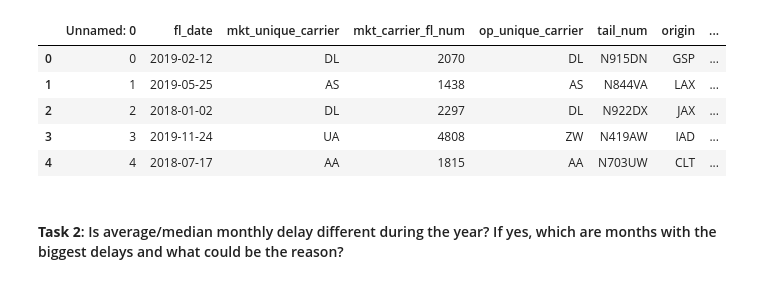
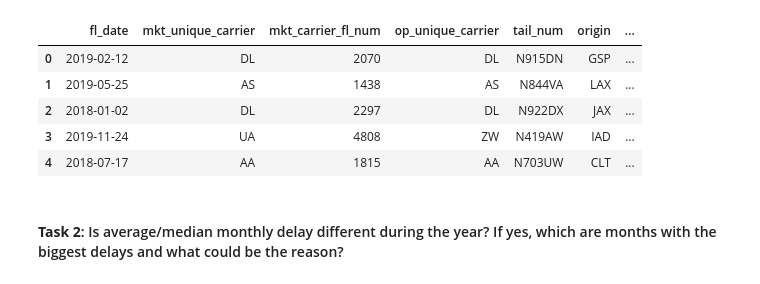
Before and after one commit to ucheokechukwu/-Airflight-Delays-Classification-and-Regression-Machine-Learning, a Jupyter notebook: EDA_questions/Task2.ipynb, the cells around one changed output. Cells and saved outputs as stored; diff of their text form; code cells hidden in the pictures.

```diff
--- a/EDA_questions/Task2.ipynb
+++ b/EDA_questions/Task2.ipynb
@@ -6,15 +6,15 @@ import matplotlib.pyplot as plt
 import calendar
 # %%
 #Read the flights
-df = pd.read_csv('data/model_df_version_1.csv')
+df = pd.read_csv('data/EDA_questions.csv')
 df.head()
 # %% [output]
-|  | Unnamed: 0 | fl_date | mkt_unique_carrier | mkt_carrier_fl_num | op_unique_carrier | tail_num | origin | ... |
-| 0 | 0 | 2019-02-12 | DL | 2070 | DL | N915DN | GSP | ... |
-| 1 | 1 | 2019-05-25 | AS | 1438 | AS | N844VA | LAX | ... |
-| 2 | 2 | 2018-01-02 | DL | 2297 | DL | N922DX | JAX | ... |
-| 3 | 3 | 2019-11-24 | UA | 4808 | ZW | N419AW | IAD | ... |
-| 4 | 4 | 2018-07-17 | AA | 1815 | AA | N703UW | CLT | ... |
+|  | fl_date | mkt_unique_carrier | mkt_carrier_fl_num | op_unique_carrier | tail_num | origin | ... |
+| 0 | 2019-02-12 | DL | 2070 | DL | N915DN | GSP | ... |
+| 1 | 2019-05-25 | AS | 1438 | AS | N844VA | LAX | ... |
+| 2 | 2018-01-02 | DL | 2297 | DL | N922DX | JAX | ... |
+| 3 | 2019-11-24 | UA | 4808 | ZW | N419AW | IAD | ... |
+| 4 | 2018-07-17 | AA | 1815 | AA | N703UW | CLT | ... |
 # %% [markdown]
 #### **Task 2**: Is average/median monthly delay different during the year? If yes, which are months with the biggest delays and what could be the reason?
 # %%
```
Also changed, not shown: parts of 7 cells of this notebook, 5 other files.
